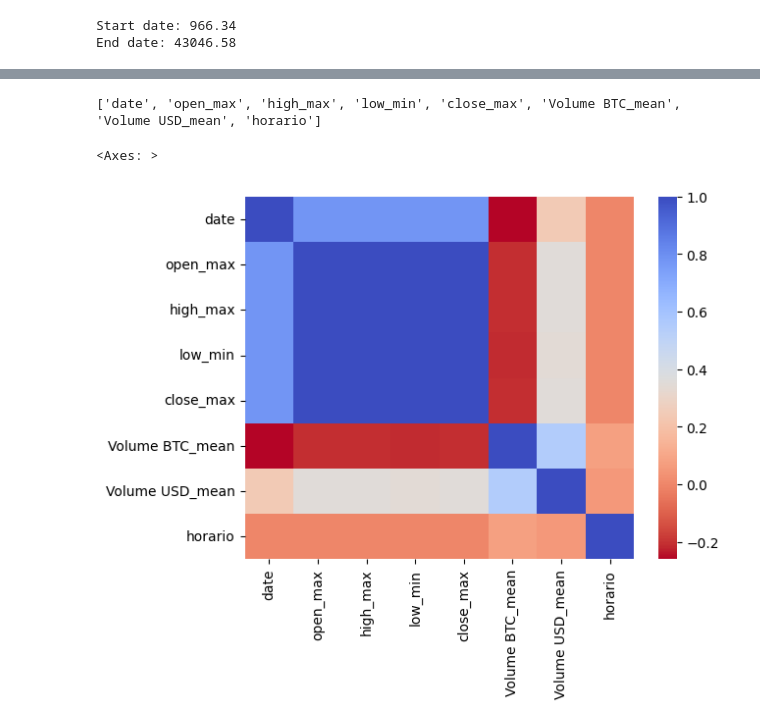
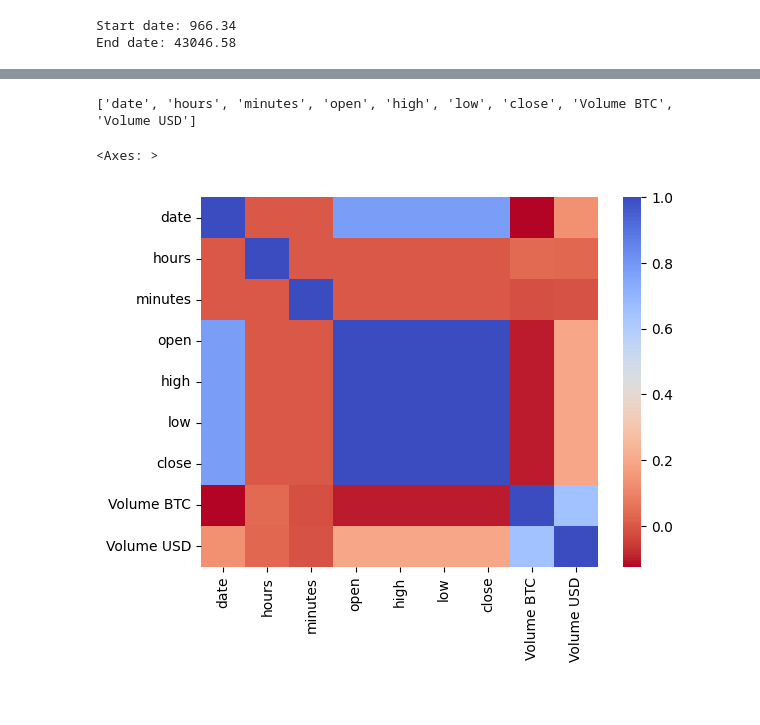
Before and after one commit to Lukas-Christopher13/Projeto-Topicos-em-BD, a Jupyter notebook: Bitcoin_historical_data.ipynb, the cells around one changed output, grey strips where cells are left out. Drawn from its saved outputs; the diff is of its cells as text; code cells hidden in the pictures.

```diff
--- a/Bitcoin_historical_data.ipynb
+++ b/Bitcoin_historical_data.ipynb
@@ -89,9 +89,6 @@ End date: 43046.58
 # %%
 BTC_df_date = BTC_df.copy()
 BTC_df_date["date"] = pd.to_datetime(BTC_df_date["date"])
-BTC_df_date["date"] = BTC_df_date["date"].dt.floor('H')
-
-
 
 BTC_df_date.head()
 # %% [output]
@@ -136,0 +101,9 @@ BTC_agg.head()
+# %%
+
+BTC_df_date["hours"] = BTC_df_date["date"].dt.strftime('%H')
+BTC_df_date["minutes"] = BTC_df_date["date"].dt.strftime('%M')
+
+new_order = ['date', 'hours', 'minutes', 'open', 'high', 'low', 'close', 'Volume BTC', 'Volume USD']
+BTC_df_date = BTC_df_date[new_order]
+
+BTC_df_date.head()
@@ -137,9 +132,8 @@ BTC_agg.head()
 # %%
-
-atributos = list(BTC_agg.columns)
+atributos = list(BTC_df_date.columns)
 print(atributos)
-sns.heatmap(BTC_agg[atributos[:]].corr(), cmap='coolwarm_r')
+sns.heatmap(BTC_df_date[atributos[:]].corr(), cmap='coolwarm_r')
 # %% [output]
-['date', 'open_max', 'high_max', 'low_min', 'close_max', 'Volume BTC_mean', 'Volume USD_mean', 'horario']
+['date', 'hours', 'minutes', 'open', 'high', 'low', 'close', 'Volume BTC', 'Volume USD']
 <Axes: >
-[figure, old version]
+[figure, new version]
```
Also changed, not shown: parts of 6 cells of this notebook.
